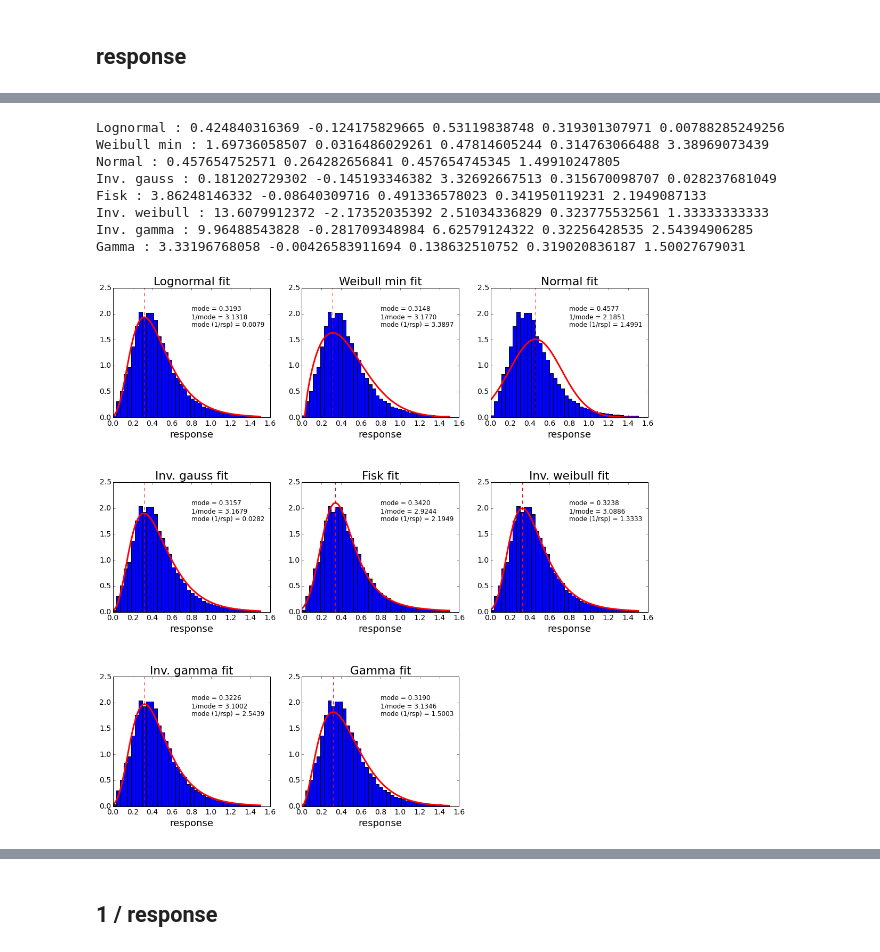
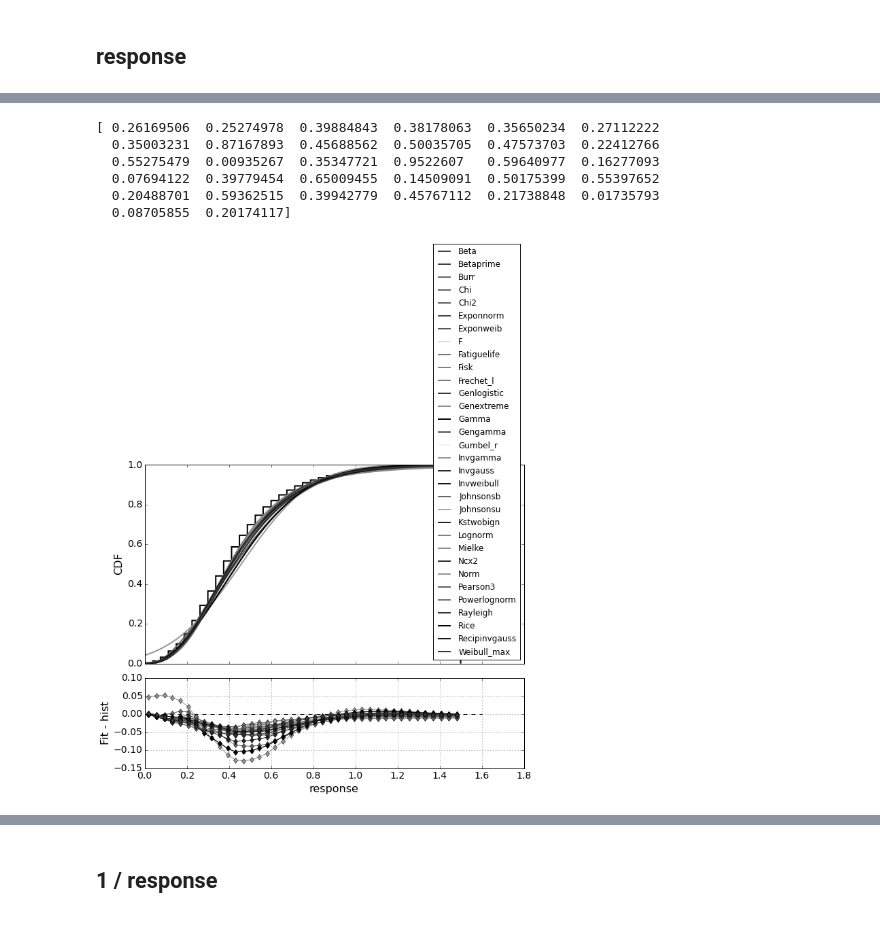
Before and after one commit to raggleton/random-notebooks, a Jupyter notebook: Fit Function explorer.ipynb, the cells around one changed output, grey strips where cells are left out. Saved outputs shown, nothing was run; the diff lists cells and outputs as text; code cells hidden in the pictures.

Commit message:
update fitting notebook, add in data files

```diff
--- a/Fit Function explorer.ipynb
+++ b/Fit Function explorer.ipynb
@@ -135,12 +248,53 @@ def plot_multiple_fits(data, fit_fns, x_label, x_range, n_fit_std=10):
+# %%
+def plot_cdf(data, fit_fns, x_label, x_range):
+    """Plot CDF for data compared with fit_fns. Also draws residuals plot."""
+    fig = plt.figure()
+    fig.set_size_inches(10, 8)
+    gs = gridspec.GridSpec(2, 1, height_ratios=[2.2, 1])
+    gs.update(hspace=0.1)
+    ax1 = fig.add_subplot(gs[0])
+
+    n, bins, _ = ax1.hist(data, normed=True, cumulative=True, bins=40,
+                          range=x_range, histtype='step', color='black', linewidth=2)
+    bin_centers = get_bin_centers(bins)
+
+    x = np.linspace(x_range[0], x_range[1], 100)
+    colors = np.random.rand(len(fit_fns))
+    #     colors = ['red', 'dodgerblue', 'blue', 'orange',
+#               'fuchsia', 'mediumpurple', 'springgreen', 'forestgreen']
+#     colors = ['red'] * len(fit_fns)
+#     if len(colors) < len(fit_fns):
+#         new_colors = list(np.random.rand(len(fit_fns) - len(colors)))
+#         colors.extend(list(new_colors))
+    diff_vals = []
+    for color, (fn_name, fit_fn_dict) in izip(colors, fit_fns.iteritems()):
+        loc=fit_fn_dict['loc']
+        scale=fit_fn_dict['scale']
+        if fit_fn_dict['shape']:
+            fn_freeze = fit_fn_dict['fn'](*fit_fn_dict['shape'], loc=loc, scale=scale)
+        else:
+            fn_freeze = fit_fn_dict['fn'](loc=loc, scale=scale)
+        y_vals = fn_freeze.cdf(x)
+        diff_vals.append(calc_hist_fn_diff(n, bins, fn_freeze.cdf))
+        ax1.plot(x, y_vals, color=str(color), linewidth=2, label=fn_name)
+    ax1.legend(loc=4, fontsize=12)
+    ax1.set_ylabel('CDF')
+
+    ax2 = fig.add_subplot(gs[1], sharex=ax1)
+    for color, diff in izip(colors, diff_vals):
+        ax2.plot(bin_centers, diff, 'd-', color=str(color))
+    ax2.set_xlabel(x_label)
+    ax2.set_ylabel('Fit - hist')
+    ax2.hlines(0, ax2.get_xlim()[0], ax2.get_xlim()[1], linestyle='dashed')
+    ax2.grid(which='both')
+    plt.setp(ax1.get_xticklabels(), visible=False)
 # %%
-plot_multiple_fits(rsp, fit_fns, 'response', [0, 1.5])
+plot_cdf(rsp, rsp_fit_fns, 'response', [0, 1.5])
 # %% [output]
-Lognormal : 0.424840316369 -0.124175829665 0.53119838748 0.319301307971 0.00788285249256
-Weibull min : 1.69736058507 0.0316486029261 0.47814605244 0.314763066488 3.38969073439
-Normal : 0.457654752571 0.264282656841 0.457654745345 1.49910247805
-Inv. gauss : 0.181202729302 -0.145193346382 3.32692667513 0.315670098707 0.028237681049
-Fisk : 3.86248146332 -0.08640309716 0.491336578023 0.341950119231 2.1949087133
-Inv. weibull : 13.6079912372 -2.17352035392 2.51034336829 0.323775532561 1.33333333333
-Inv. gamma : 9.96488543828 -0.281709348984 6.62579124322 0.32256428535 2.54394906285
-Gamma : 3.33196768058 -0.00426583911694 0.138632510752 0.319020836187 1.50027679031
+[ 0.26169506  0.25274978  0.39884843  0.38178063  0.35650234  0.27112222
+  0.35003231  0.87167893  0.45688562  0.50035705  0.47573703  0.22412766
+  0.55275479  0.00935267  0.35347721  0.9522607   0.59640977  0.16277093
+  0.07694122  0.39779454  0.65009455  0.14509091  0.50175399  0.55397652
+  0.20488701  0.59362515  0.39942779  0.45767112  0.21738848  0.01735793
+  0.08705855  0.20174117]
-[figure, old version]
+[figure, new version]
```
Also changed, not shown: parts of 32 cells of this notebook, 3 other files.
